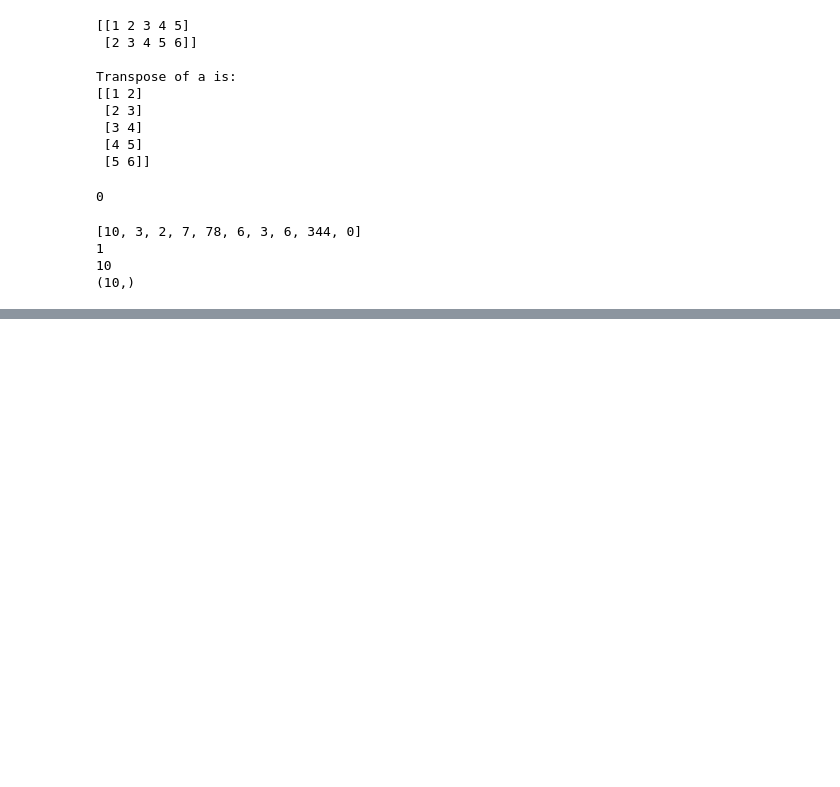
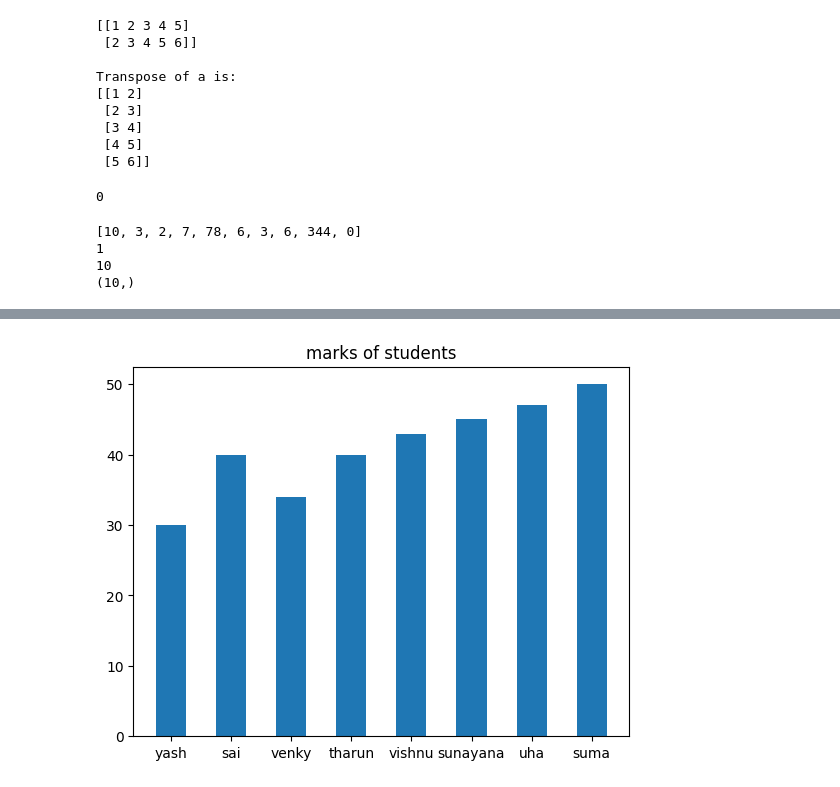
Before and after one commit to yash144-code/daily-python-work, a Jupyter notebook: data_science.ipynb, the cells around one changed output, grey strips where cells are left out. Drawn from its saved outputs; the diff is of its cells as text; code cells hidden in the pictures; blank space fills up the shorter version.

```diff
--- a/data_science.ipynb
+++ b/data_science.ipynb
@@ -1606,0 +1679,9 @@ from google.colab import files
+# %%
+import matplotlib.pyplot as plt
+import pandas as pd
+df = pd.read_csv("Book1.csv")
+plt.bar(df.names,df.marks,width=0.5)
+plt.title("marks of students")
+plt.show()
+# %% [output]
+[figure, added]
```
Also changed, not shown: parts of 9 cells of this notebook.
